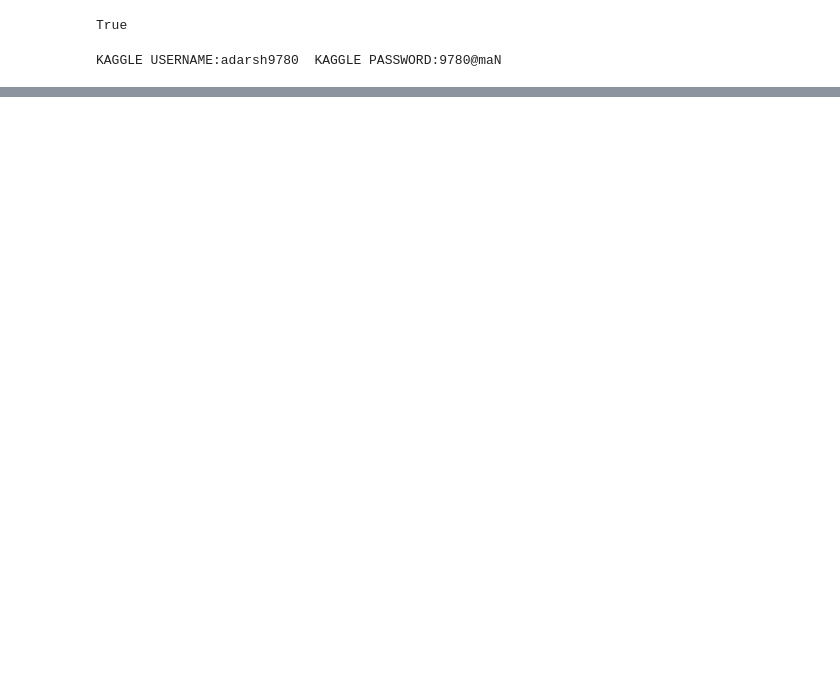
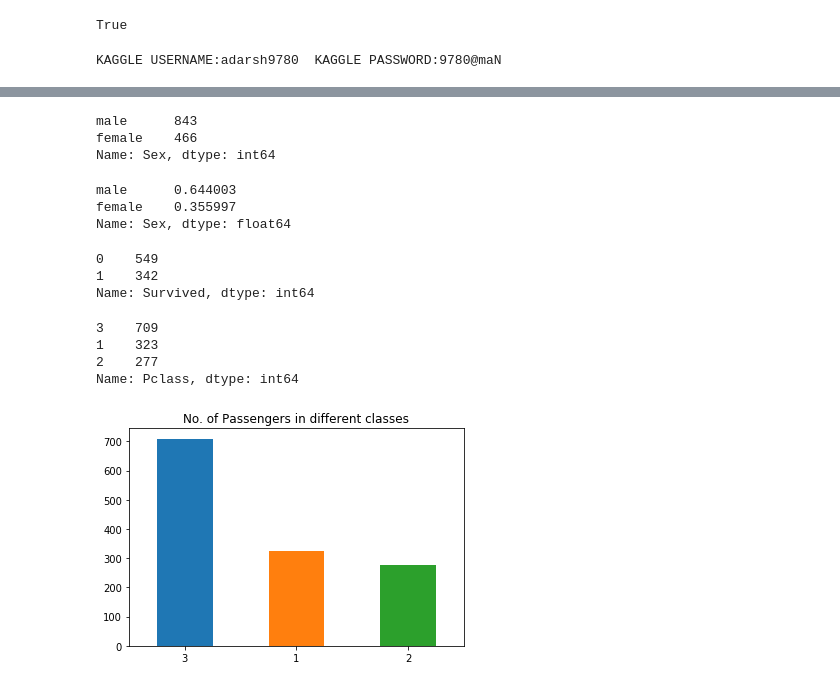
Before and after one commit to adarsh9780/titanic, a Jupyter notebook: notebooks/titanic.ipynb, the cells around one changed output, grey strips where cells are left out. Drawn from its saved outputs; the diff is of its cells as text; code cells hidden in the pictures; blank space fills up the shorter version.

```diff
--- a/notebooks/titanic.ipynb
+++ b/notebooks/titanic.ipynb
@@ -43,0 +409,32 @@ response = urllib.request.urlretrieve("https://www.kaggle.com/c/3136/download-al
+# %%
+# categorical columns
+df['Sex'].value_counts()
+# %% [output]
+male      843
+female    466
+Name: Sex, dtype: int64
+# %%
+# categorical columns
+df['Sex'].value_counts(normalize=True)
+# %% [output]
+male      0.644003
+female    0.355997
+Name: Sex, dtype: float64
+# %%
+df[df['Survived']!=-1].Survived.value_counts()
+# %% [output]
+0    549
+1    342
+Name: Survived, dtype: int64
+# %%
+df.Pclass.value_counts()
+# %% [output]
+3    709
+1    323
+2    277
+Name: Pclass, dtype: int64
+# %%
+# Semi colon at the end suppress matplotlib output
+df.Pclass.value_counts().plot(kind='bar', rot=0, title="No. of Passengers in different classes");
+# %% [output]
+[figure, added]
```
Also changed, not shown: parts of 82 cells of this notebook.
